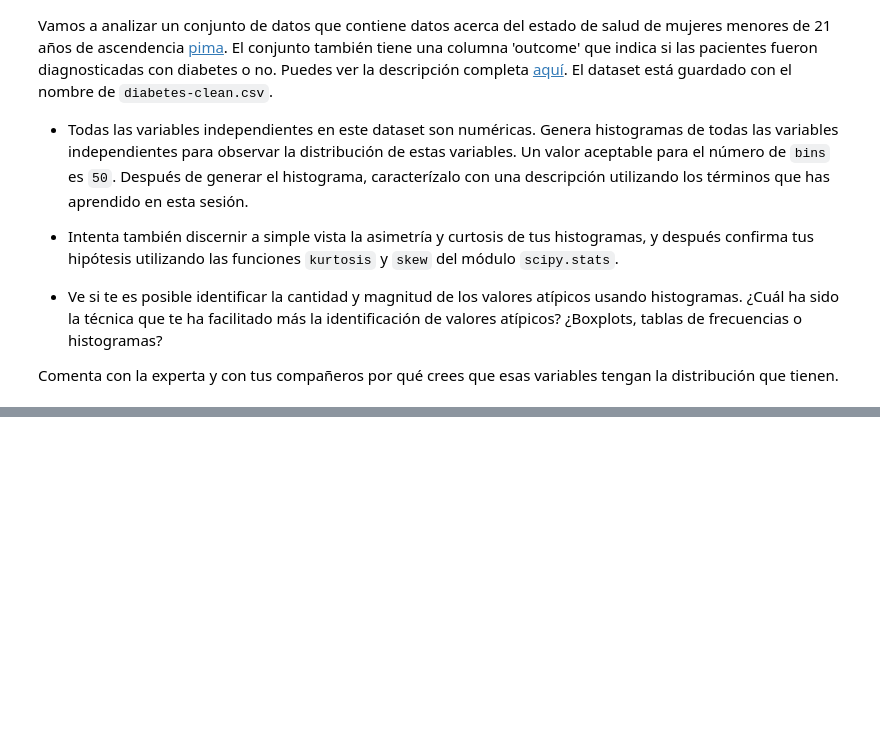
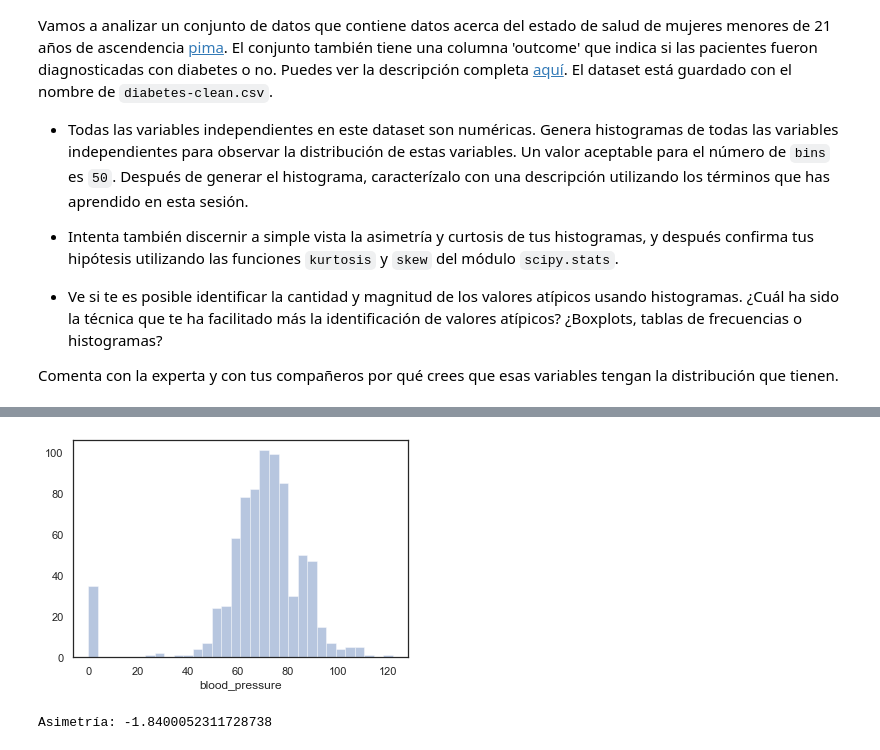
Before and after one commit to luislerma5593/Data_Analysis, a Jupyter notebook: 4. Análisis de datos con Python/2. Introducción a la visualización de datos Distribuciones/Reto-03/describiendo_histogramas.ipynb, the cells around one changed output, grey strips where cells are left out. Saved outputs shown, nothing was run; the diff lists cells and outputs as text; code cells hidden in the pictures; blank space fills up the shorter version.

```diff
--- a/4. Análisis de datos con Python/2. Introducción a la visualización de datos Distribuciones/Reto-03/describiendo_histogramas.ipynb
+++ b/4. Análisis de datos con Python/2. Introducción a la visualización de datos Distribuciones/Reto-03/describiendo_histogramas.ipynb
@@ -21,0 +55,8 @@ Comenta con la experta y con tus compañeros por qué crees que esas variables t
+# %%
+sns.distplot(df["blood_pressure"], kde=False, norm_hist=False);
+# %% [output]
+[figure, added]
+# %%
+print(f'Asimetría: {skew(df["blood_pressure"])}')
+# %% [output]
+Asimetría: -1.8400052311728738
```
Also changed, not shown: parts of 6 cells of this notebook, 6 other files.
